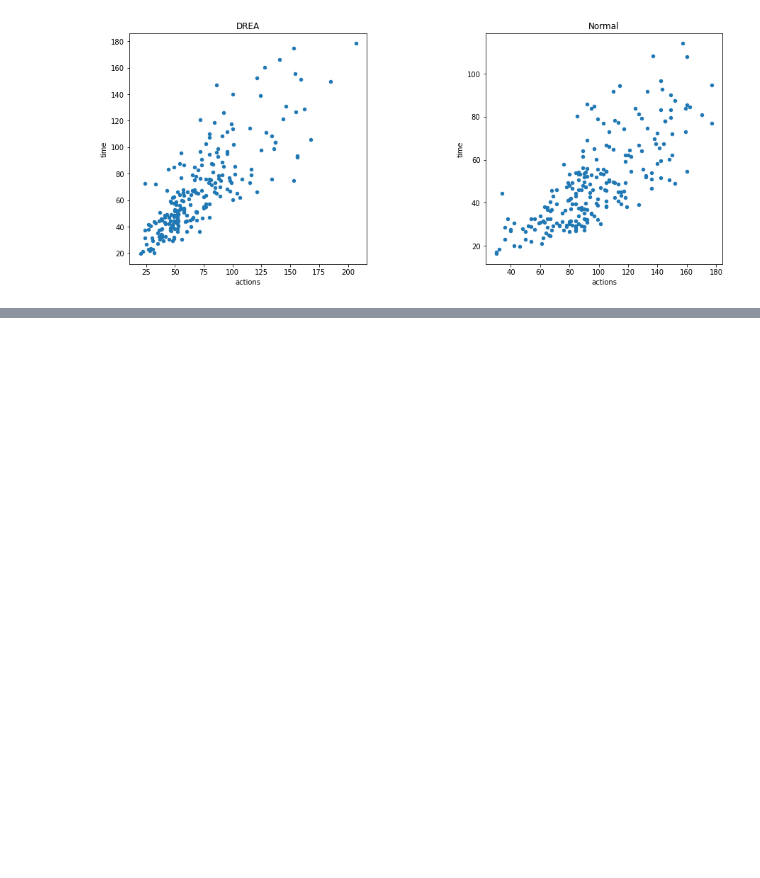
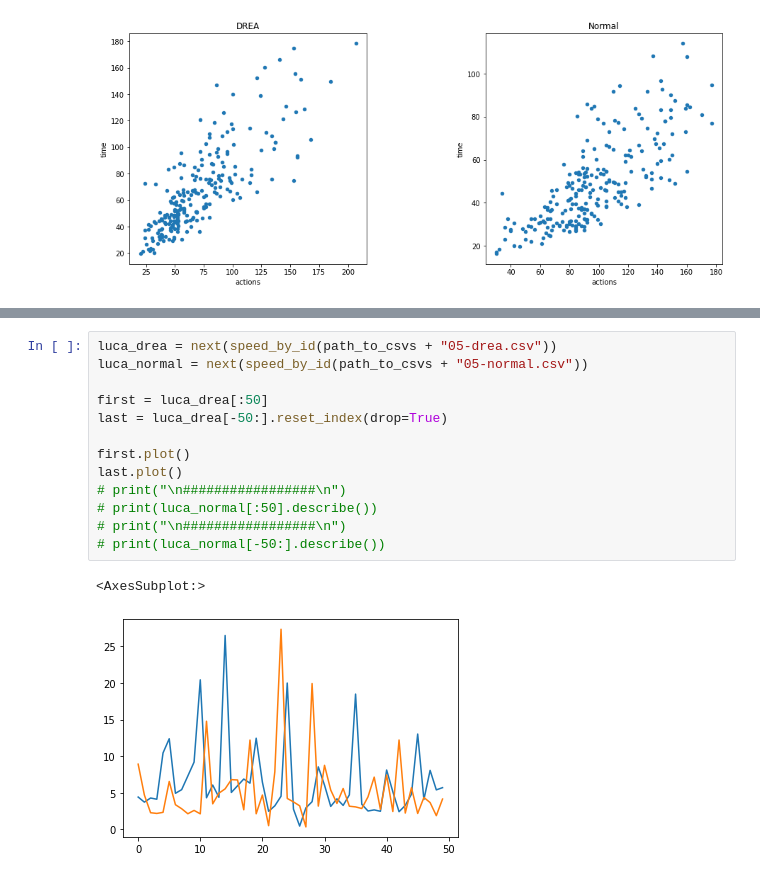
Before and after one commit to nickcrisci/Bachelorarbeit, a Jupyter notebook: Analyse.ipynb, the cells around one changed output, grey strips where cells are left out. Drawn from its saved outputs; the diff is of its cells as text; blank space fills up the shorter version.

```diff
--- a/Analyse.ipynb
+++ b/Analyse.ipynb
@@ -455,0 +475,16 @@ plt.show()
+# %%
+luca_drea = next(speed_by_id(path_to_csvs + "05-drea.csv"))
+luca_normal = next(speed_by_id(path_to_csvs + "05-normal.csv"))
+
+first = luca_drea[:50]
+last = luca_drea[-50:].reset_index(drop=True)
+
+first.plot()
+last.plot()
+# print("\n#################\n")
+# print(luca_normal[:50].describe())
+# print("\n#################\n")
+# print(luca_normal[-50:].describe())
+# %% [output]
+<AxesSubplot:>
+[figure, added]
```
Also changed, not shown: parts of 11 cells of this notebook, 1 other file.
